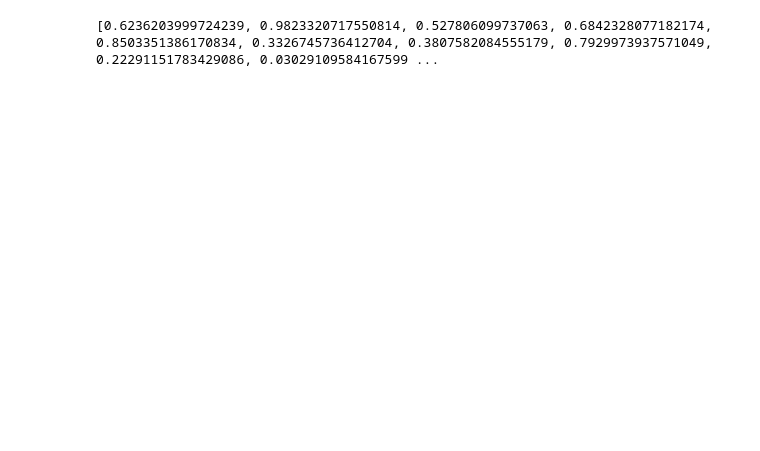
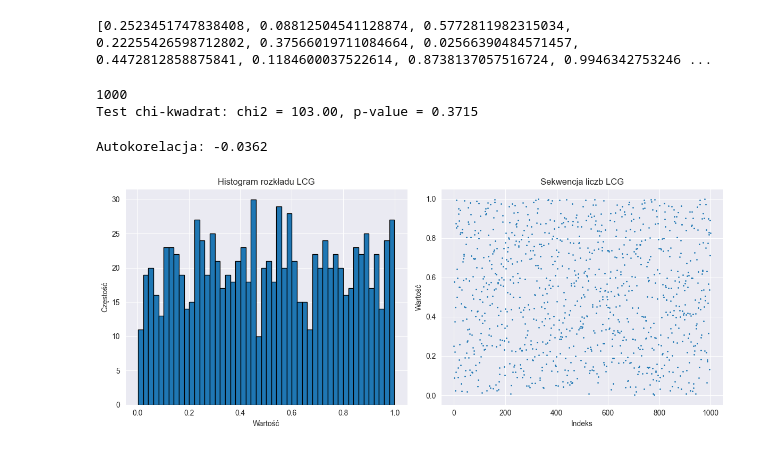
Before and after one commit to SzymonKielich/PRNG-Test, a Jupyter notebook: projekt.ipynb, the cells around one changed output. Cells and saved outputs as stored; diff of their text form; code cells hidden in the pictures; blank space fills up the shorter version.

Commit message:
Add unit tests and visualizations for LCG method

```diff
--- a/projekt.ipynb
+++ b/projekt.ipynb
@@ -13,7 +14,48 @@ m=2**32
 n=1000
 seed=42
 # %%
-lcg_numbers = LCG(a, c, m, n, seed)
+lcg_numbers = LCG(a=a, c=c, m=m, seed=seed, n=n)
 print(lcg_numbers)
 # %% [output]
-[0.6236203999724239, 0.9823320717550814, 0.527806099737063, 0.6842328077182174, 0.8503351386170834, 0.3326745736412704, 0.3807582084555179, 0.7929973937571049, 0.22291151783429086, 0.03029109584167599 ...
+[0.2523451747838408, 0.08812504541128874, 0.5772811982315034, 0.22255426598712802, 0.37566019711084664, 0.02566390484571457, 0.4472812858875841, 0.1184600037522614, 0.8738137057516724, 0.9946342753246 ...
+# %%
+assert len(lcg_numbers) == n, "Błąd: Nieprawidłowa liczba wygenerowanych liczb."
+assert all(0 <= x < 1 for x in lcg_numbers), "Błąd: Liczby nie są w zakresie (0, 1)."
+
+# sprawdzenie równomierności rozkładu
+max_range = 100  # liczba przedziałów dla testu chi-kwadrat
+observed, _ = np.histogram(lcg_numbers, bins=max_range, range=(0, 1))
+expected = np.full(max_range, n / max_range)
+chi2, p = stats.chisquare(observed, expected)
+print(f"Test chi-kwadrat: chi2 = {chi2:.2f}, p-value = {p:.4f}")
+assert p > 0.05, "Błąd: Rozkład nie jest równomierny (p-value < 0.05)."
+# %% [output]
+1000
+Test chi-kwadrat: chi2 = 103.00, p-value = 0.3715
+# %%
+autocorr = np.corrcoef(lcg_numbers[:-1], lcg_numbers[1:])[0, 1]
+print(f"Autokorelacja: {autocorr:.4f}")
+assert abs(autocorr) < 0.1, "Błąd: Wysoka autokorelacja między kolejnymi liczbami."
+# %% [output]
+Autokorelacja: -0.0362
+# %%
+plt.figure(figsize=(12, 5))
+
+# histogram
+plt.subplot(1, 2, 1)
+plt.hist(lcg_numbers, bins=50, edgecolor='black')
+plt.title('Histogram rozkładu LCG')
+plt.xlabel('Wartość')
+plt.ylabel('Częstość')
+
+# wyk. sekwencji
+plt.subplot(1, 2, 2)
+plt.scatter(range(n), lcg_numbers, s=1)
+plt.title('Sekwencja liczb LCG')
+plt.xlabel('Indeks')
+plt.ylabel('Wartość')
+
+plt.tight_layout()
+plt.show()
+# %% [output]
+[figure, added]
```
Also changed, not shown: parts of 1 cell of this notebook, 1 other file.
